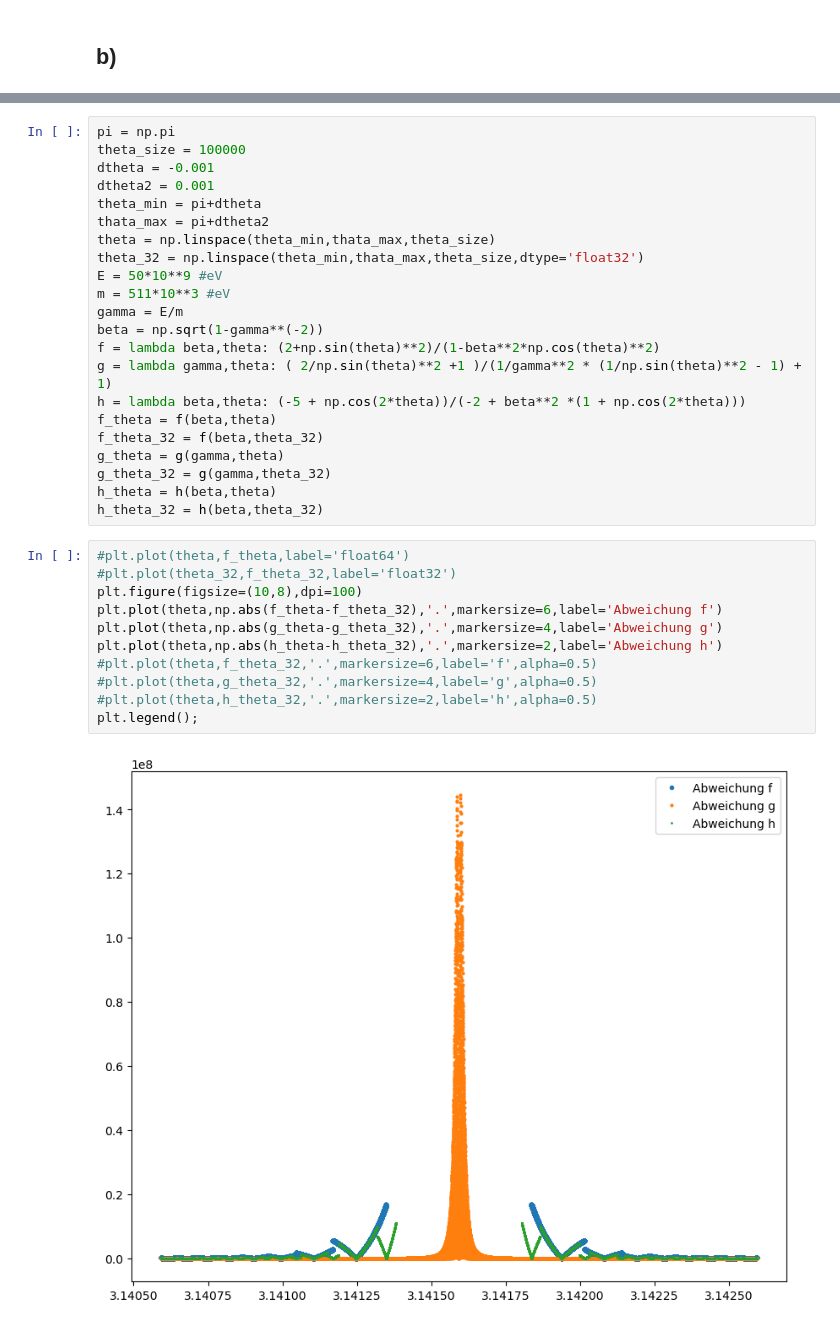
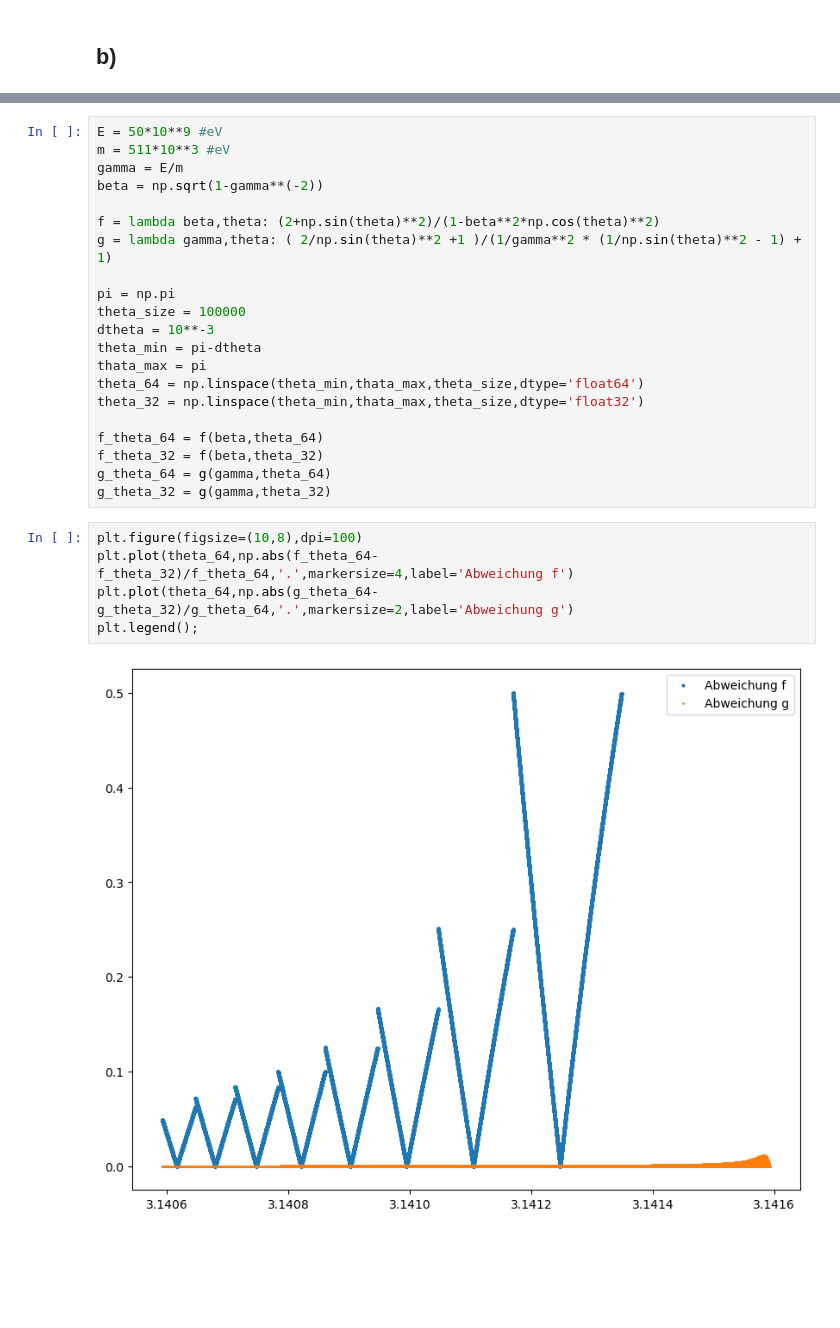
Before and after one commit to NicoJG/SMD, a Jupyter notebook: blatt_01/blatt_01_nico.ipynb, the cells around one changed output, grey strips where cells are left out. Drawn from its saved outputs; the diff is of its cells as text; blank space fills up the shorter version.

```diff
--- a/blatt_01/blatt_01_nico.ipynb
+++ b/blatt_01/blatt_01_nico.ipynb
@@ -164,35 +181,28 @@ $ = $
 # %%
-pi = np.pi
-theta_size = 100000
-dtheta = -0.001
-dtheta2 = 0.001
-theta_min = pi+dtheta
-thata_max = pi+dtheta2
-theta = np.linspace(theta_min,thata_max,theta_size)
-theta_32 = np.linspace(theta_min,thata_max,theta_size,dtype='float32')
 E = 50*10**9 #eV
 m = 511*10**3 #eV
 gamma = E/m
 beta = np.sqrt(1-gamma**(-2))
+
 f = lambda beta,theta: (2+np.sin(theta)**2)/(1-beta**2*np.cos(theta)**2)
 g = lambda gamma,theta: ( 2/np.sin(theta)**2 +1 )/(1/gamma**2 * (1/np.sin(theta)**2 - 1) + 1)
-h = lambda beta,theta: (-5 + np.cos(2*theta))/(-2 + beta**2 *(1 + np.cos(2*theta)))
-f_theta = f(beta,theta)
+
+pi = np.pi
+theta_size = 100000
+dtheta = 10**-3
+theta_min = pi-dtheta
+thata_max = pi
+theta_64 = np.linspace(theta_min,thata_max,theta_size,dtype='float64')
+theta_32 = np.linspace(theta_min,thata_max,theta_size,dtype='float32')
+
+f_theta_64 = f(beta,theta_64)
 f_theta_32 = f(beta,theta_32)
-g_theta = g(gamma,theta)
+g_theta_64 = g(gamma,theta_64)
 g_theta_32 = g(gamma,theta_32)
-h_theta = h(beta,theta)
-h_theta_32 = h(beta,theta_32)
 # %%
-#plt.plot(theta,f_theta,label='float64')
-#plt.plot(theta_32,f_theta_32,label='float32')
 plt.figure(figsize=(10,8),dpi=100)
-plt.plot(theta,np.abs(f_theta-f_theta_32),'.',markersize=6,label='Abweichung f')
-plt.plot(theta,np.abs(g_theta-g_theta_32),'.',markersize=4,label='Abweichung g')
-plt.plot(theta,np.abs(h_theta-h_theta_32),'.',markersize=2,label='Abweichung h')
-#plt.plot(theta,f_theta_32,'.',markersize=6,label='f',alpha=0.5)
-#plt.plot(theta,g_theta_32,'.',markersize=4,label='g',alpha=0.5)
-#plt.plot(theta,h_theta_32,'.',markersize=2,label='h',alpha=0.5)
+plt.plot(theta_64,np.abs(f_theta_64-f_theta_32)/f_theta_64,'.',markersize=4,label='Abweichung f')
+plt.plot(theta_64,np.abs(g_theta_64-g_theta_32)/g_theta_64,'.',markersize=2,label='Abweichung g')
 plt.legend();
 # %% [output]
-[figure, old version]
+[figure, new version]
```
Also changed, not shown: parts of 11 cells of this notebook.
